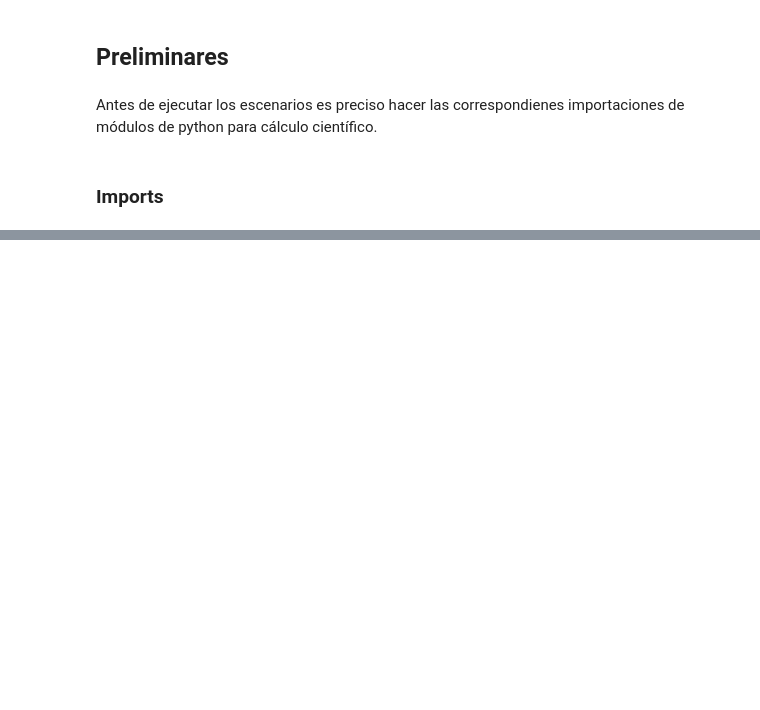
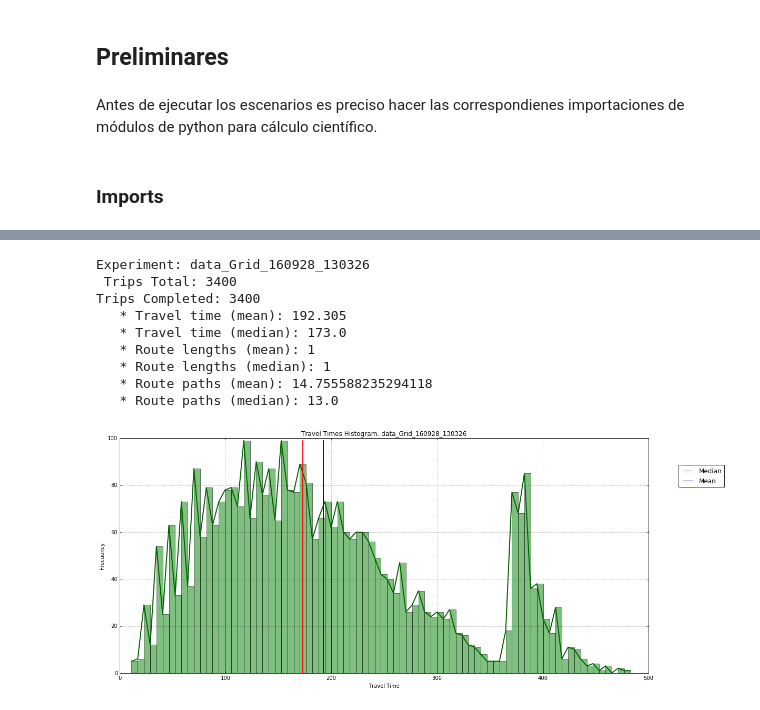
Before and after one commit to akudilcz/uah-gist-mutraff-bastra, a Jupyter notebook: notebooks/basic_experiment_notebook.ipynb, the cells around one changed output, grey strips where cells are left out. Cells and saved outputs as stored; diff of their text form; code cells hidden in the pictures; blank space fills up the shorter version.

```diff
--- a/notebooks/basic_experiment_notebook.ipynb
+++ b/notebooks/basic_experiment_notebook.ipynb
@@ -131,0 +215,14 @@ Trips Completed: 3390
+# %%
+process_scenario( "/Users/alvaro/Desktop/workspace/mutraff/uah-gist-mutraff-bastra",
+                 "data_Grid_160928_130326" )
+# %% [output]
+Experiment: data_Grid_160928_130326
+ Trips Total: 3400
+Trips Completed: 3400
+   * Travel time (mean): 192.305
+   * Travel time (median): 173.0
+   * Route lengths (mean): 1
+   * Route lengths (median): 1
+   * Route paths (mean): 14.755588235294118
+   * Route paths (median): 13.0
+[figure, added]
```
Also changed, not shown: parts of 17 cells of this notebook, 29 other files.
